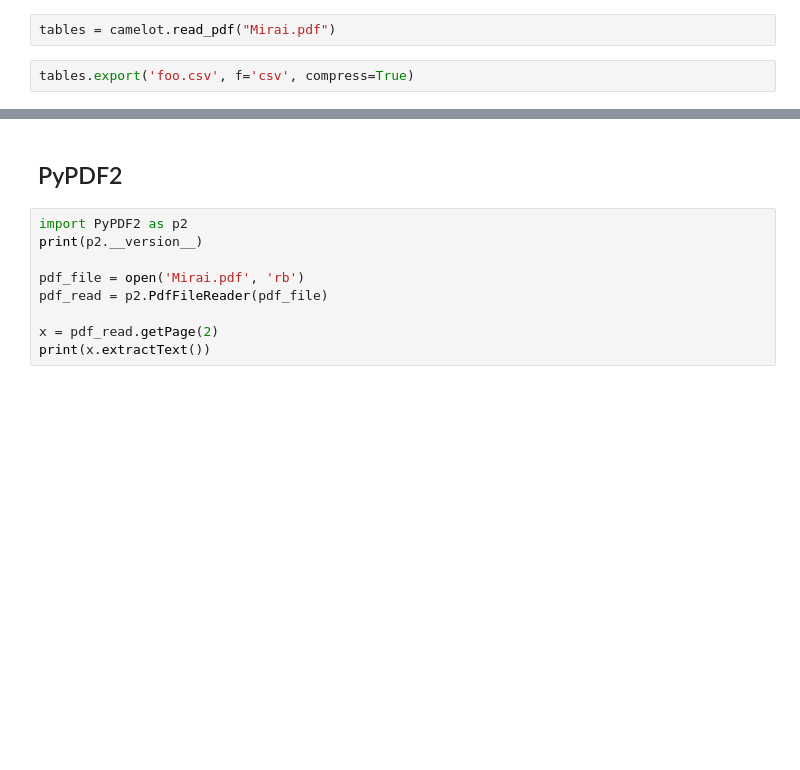
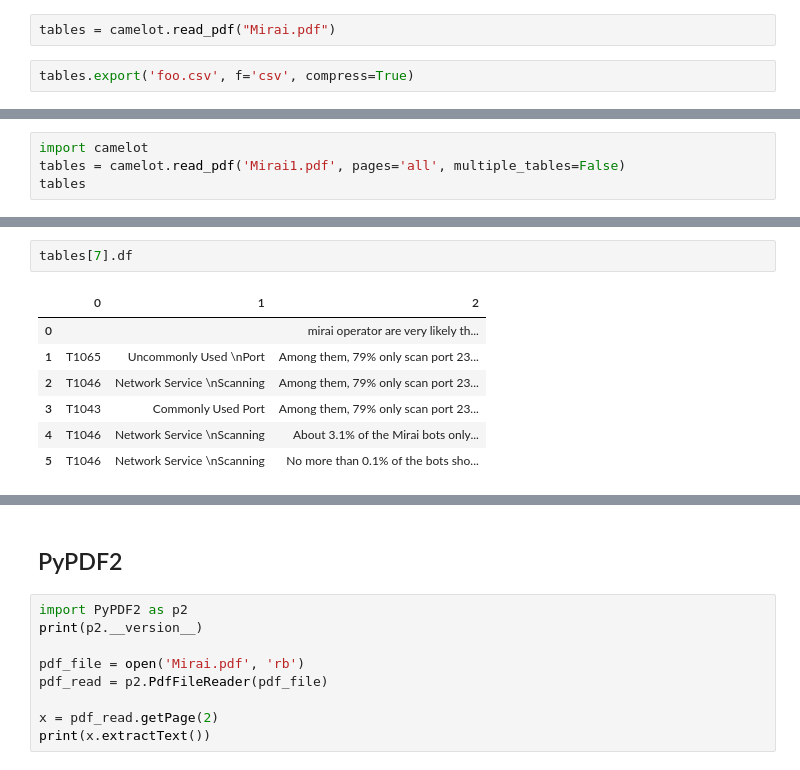
Before and after one commit to AllardQuek/tram, a Jupyter notebook: pdf_extraction.ipynb, the cells around one changed output, grey strips where cells are left out. Cells and saved outputs as stored; diff of their text form; blank space fills up the shorter version.

```diff
--- a/pdf_extraction.ipynb
+++ b/pdf_extraction.ipynb
@@ -101,0 +715,4 @@ tables.export('foo.csv', f='csv', compress=True)
+# %%
+import camelot
+tables = camelot.read_pdf('Mirai1.pdf', pages='all', multiple_tables=False)
+tables
@@ -101,0 +1032,10 @@ tables.export('foo.csv', f='csv', compress=True)
+# %%
+tables[7].df
+# %% [output]
+|  | 0 | 1 | 2 |
+| 0 |  |  | mirai operator are very likely th... |
+| 1 | T1065 | Uncommonly Used \nPort | Among them, 79% only scan port 23... |
+| 2 | T1046 | Network Service \nScanning | Among them, 79% only scan port 23... |
+| 3 | T1043 | Commonly Used Port | Among them, 79% only scan port 23... |
+| 4 | T1046 | Network Service \nScanning | About 3.1% of the Mirai bots only... |
+| 5 | T1046 | Network Service \nScanning | No more than 0.1% of the bots sho... |
```
Also changed, not shown: parts of 87 cells of this notebook, 4 other files.
